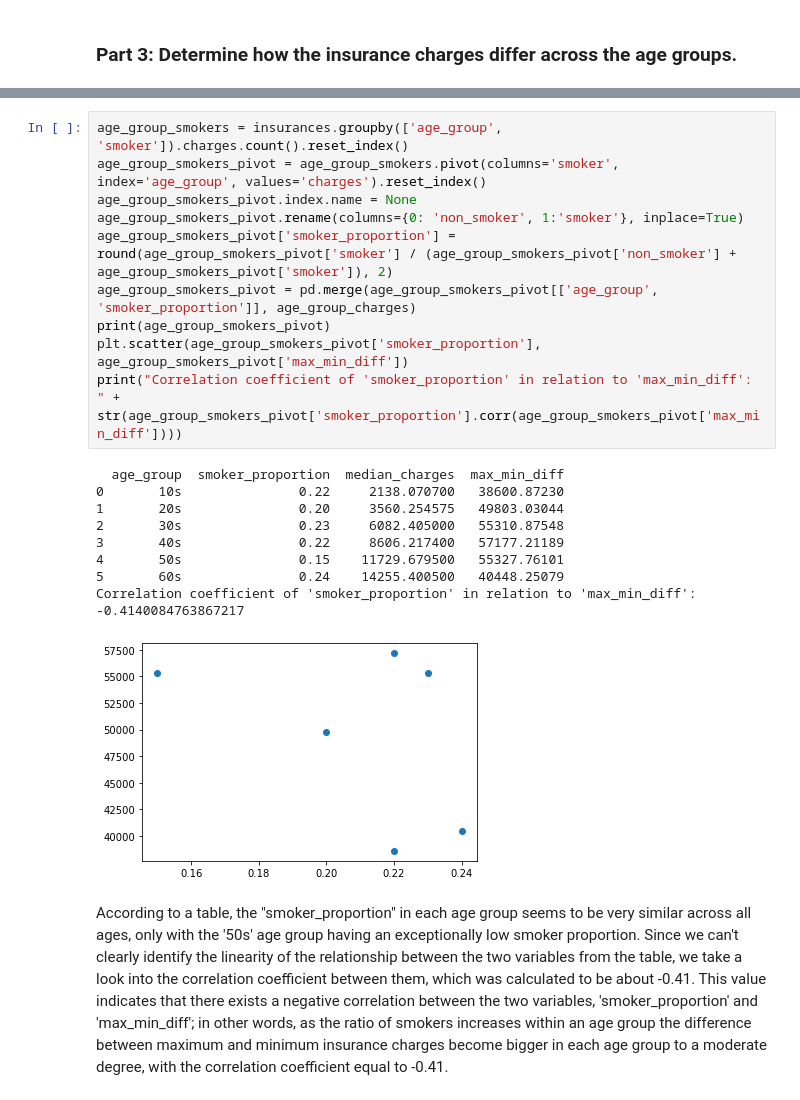
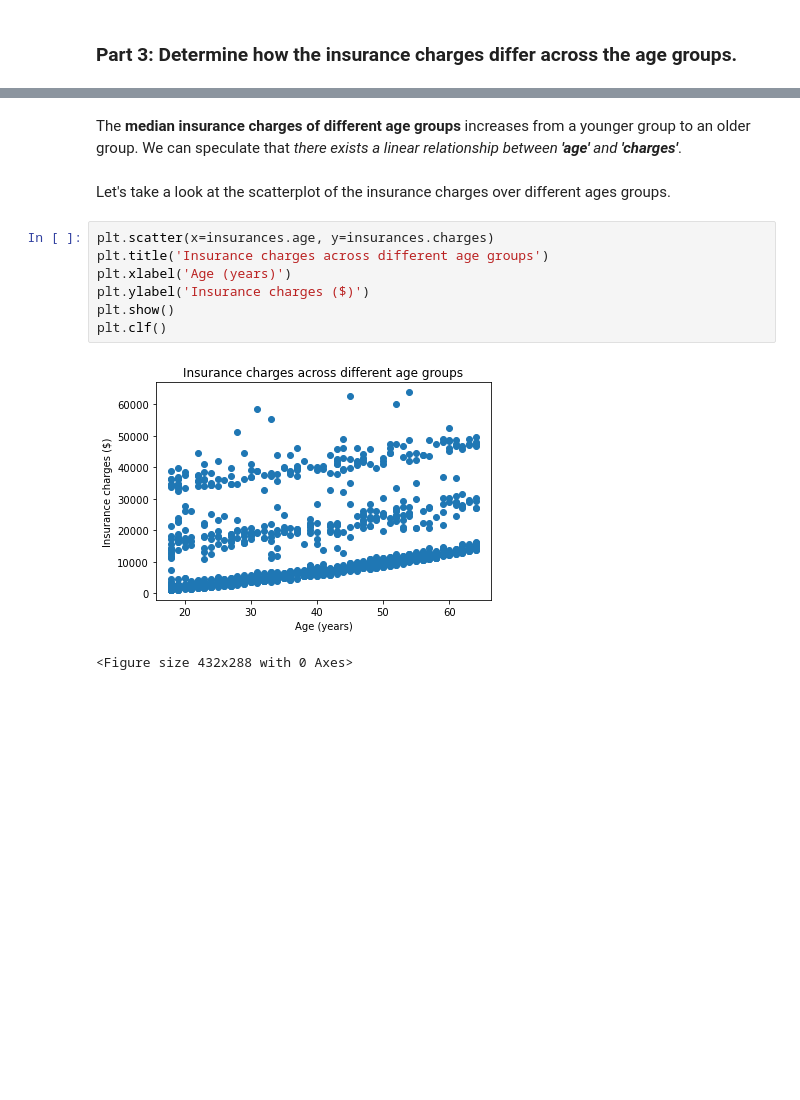
Before and after one commit to hyunjun0228/D.S.-Project-1-Insurance-Costs-of-U.S.-Adults, a Jupyter notebook: insurance_costs_analysis.ipynb, the cells around one changed output, grey strips where cells are left out. Saved outputs shown, nothing was run; the diff lists cells and outputs as text; blank space fills up the shorter version.

```diff
--- a/insurance_costs_analysis.ipynb
+++ b/insurance_costs_analysis.ipynb
@@ -148,22 +167,12 @@ The median of the insurance charges of different age groups increases as the age
-# %%
-age_group_smokers = insurances.groupby(['age_group', 'smoker']).charges.count().reset_index()
-age_group_smokers_pivot = age_group_smokers.pivot(columns='smoker', index='age_group', values='charges').reset_index()
-age_group_smokers_pivot.index.name = None
-age_group_smokers_pivot.rename(columns={0: 'non_smoker', 1:'smoker'}, inplace=True)
-age_group_smokers_pivot['smoker_proportion'] = round(age_group_smokers_pivot['smoker'] / (age_group_smokers_pivot['non_smoker'] + age_group_smokers_pivot['smoker']), 2)
-age_group_smokers_pivot = pd.merge(age_group_smokers_pivot[['age_group', 'smoker_proportion']], age_group_charges)
-print(age_group_smokers_pivot)
-plt.scatter(age_group_smokers_pivot['smoker_proportion'], age_group_smokers_pivot['max_min_diff'])
-print("Correlation coefficient of 'smoker_proportion' in relation to 'max_min_diff': " + str(age_group_smokers_pivot['smoker_proportion'].corr(age_group_smokers_pivot['max_min_diff'])))
-# %% [output]
-  age_group  smoker_proportion  median_charges  max_min_diff
-0       10s               0.22     2138.070700   38600.87230
-1       20s               0.20     3560.254575   49803.03044
-2       30s               0.23     6082.405000   55310.87548
-3       40s               0.22     8606.217400   57177.21189
-4       50s               0.15    11729.679500   55327.76101
-5       60s               0.24    14255.400500   40448.25079
-Correlation coefficient of 'smoker_proportion' in relation to 'max_min_diff': -0.4140084763867217
-[figure, removed]
-# %% [markdown]
-According to a table, the "smoker_proportion" in each age group seems to be very similar across all ages, only with the '50s' age group having an exceptionally low smoker proportion. Since we can't clearly identify the linearity of the relationship between the two variables from the table, we take a look into the correlation coefficient between them, which was calculated to be about -0.41. This value indicates that there exists a negative correlation between the two variables, 'smoker_proportion' and 'max_min_diff'; in other words, as the ratio of smokers increases within an age group the difference between maximum and minimum insurance charges become bigger in each age group to a moderate degree, with the correlation coefficient equal to -0.41.
+# %% [markdown]
+The <b>median insurance charges of different age groups</b> increases from a younger group to an older group. We can speculate that <i>there exists a linear relationship between <b>'age'</b> and <b>'charges'</b></i>. <br><br>Let's take a look at the scatterplot of the insurance charges over different ages groups.
+# %%
+plt.scatter(x=insurances.age, y=insurances.charges)
+plt.title('Insurance charges across different age groups')
+plt.xlabel('Age (years)')
+plt.ylabel('Insurance charges ($)')
+plt.show()
+plt.clf()
+# %% [output]
+[figure, added]
+<Figure size 432x288 with 0 Axes>
```
Also changed, not shown: parts of 20 cells of this notebook.
